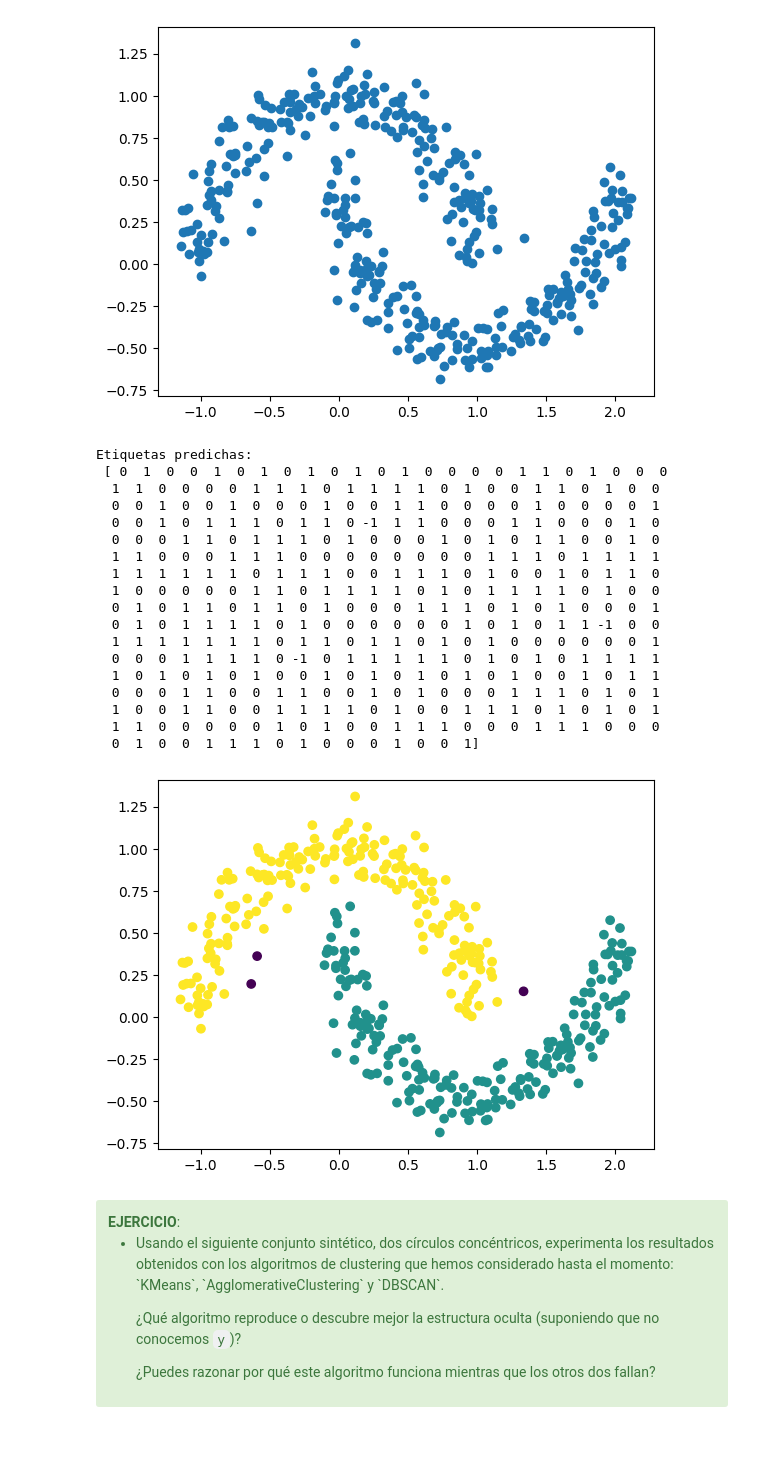
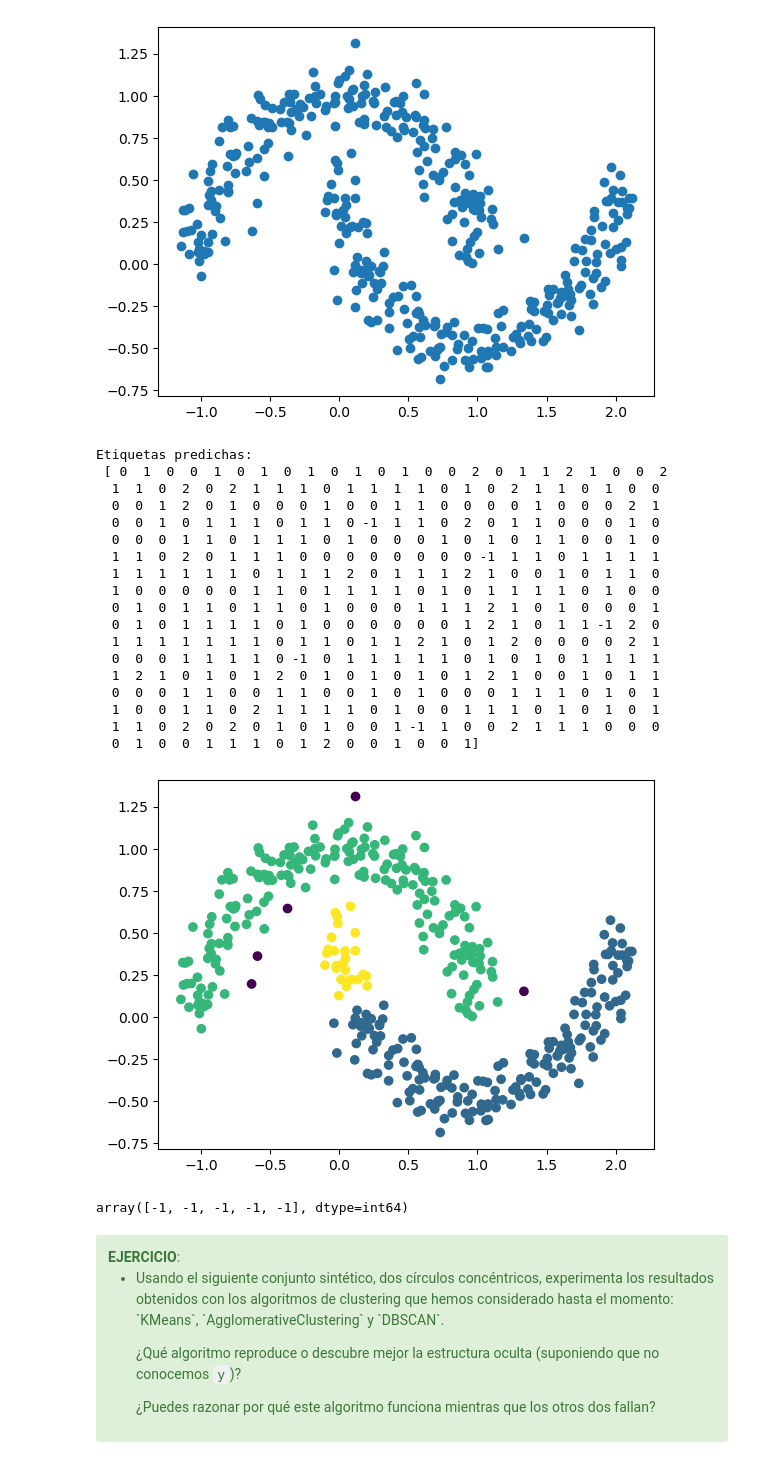
Before and after one commit to Wilsonsr/Metodos-Estadisticos, a Jupyter notebook: CUADERNOS/DBSCAN.ipynb, the cells around one changed output. Cells and saved outputs as stored; diff of their text form; code cells hidden in the pictures.

```diff
--- a/CUADERNOS/DBSCAN.ipynb
+++ b/CUADERNOS/DBSCAN.ipynb
@@ -99,35 +99,41 @@ plt.show()
 [figure]
 # %%
 from sklearn.cluster import DBSCAN
+## CREAR EL ALGORITMO
+db = DBSCAN(eps=0.15,
+            min_samples=5,
+            metric='euclidean')
 
-db = DBSCAN(eps=0.2,
-            min_samples=10,
-            metric='euclidean')
+#### eNTRENARLO
 prediction = db.fit_predict(X)
 
 print("Etiquetas predichas:\n", prediction)
 
 plt.scatter(X[:, 0], X[:, 1], c=prediction);
 # %% [output]
 Etiquetas predichas:
- [ 0  1  0  0  1  0  1  0  1  0  1  0  1  0  0  0  0  1  1  0  1  0  0  0
-  1  1  0  0  0  0  1  1  1  0  1  1  1  1  0  1  0  0  1  1  0  1  0  0
-  0  0  1  0  0  1  0  0  0  1  0  0  1  1  0  0  0  0  1  0  0  0  0  1
-  0  0  1  0  1  1  1  0  1  1  0 -1  1  1  0  0  0  1  1  0  0  0  1  0
+ [ 0  1  0  0  1  0  1  0  1  0  1  0  1  0  0  2  0  1  1  2  1  0  0  2
+  1  1  0  2  0  2  1  1  1  0  1  1  1  1  0  1  0  2  1  1  0  1  0  0
+  0  0  1  2  0  1  0  0  0  1  0  0  1  1  0  0  0  0  1  0  0  0  2  1
+  0  0  1  0  1  1  1  0  1  1  0 -1  1  1  0  2  0  1  1  0  0  0  1  0
   0  0  0  1  1  0  1  1  1  0  1  0  0  0  1  0  1  0  1  1  0  0  1  0
-  1  1  0  0  0  1  1  1  0  0  0  0  0  0  0  0  1  1  1  0  1  1  1  1
-  1  1  1  1  1  1  0  1  1  1  0  0  1  1  1  0  1  0  0  1  0  1  1  0
+  1  1  0  2  0  1  1  1  0  0  0  0  0  0  0  0 -1  1  1  0  1  1  1  1
+  1  1  1  1  1  1  0  1  1  1  2  0  1  1  1  2  1  0  0  1  0  1  1  0
   1  0  0  0  0  0  1  1  0  1  1  1  1  0  1  0  1  1  1  1  0  1  0  0
-  0  1  0  1  1  0  1  1  0  1  0  0  0  1  1  1  0  1  0  1  0  0  0  1
-  0  1  0  1  1  1  1  0  1  0  0  0  0  0  0  1  0  1  0  1  1 -1  0  0
-  1  1  1  1  1  1  1  0  1  1  0  1  1  0  1  0  1  0  0  0  0  0  0  1
+  0  1  0  1  1  0  1  1  0  1  0  0  0  1  1  1  2  1  0  1  0  0  0  1
+  0  1  0  1  1  1  1  0  1  0  0  0  0  0  0  1  2  1  0  1  1 -1  2  0
+  1  1  1  1  1  1  1  0  1  1  0  1  1  2  1  0  1  2  0  0  0  0  2  1
   0  0  0  1  1  1  1  0 -1  0  1  1  1  1  1  0  1  0  1  0  1  1  1  1
-  1  0  1  0  1  0  1  0  0  1  0  1  0  1  0  1  0  1  0  0  1  0  1  1
+  1  2  1  0  1  0  1  2  0  1  0  1  0  1  0  1  2  1  0  0  1  0  1  1
   0  0  0  1  1  0  0  1  1  0  0  1  0  1  0  0  0  1  1  1  0  1  0  1
-  1  0  0  1  1  0  0  1  1  1  1  0  1  0  0  1  1  1  0  1  0  1  0  1
-  1  1  0  0  0  0  0  1  0  1  0  0  1  1  1  0  0  0  1  1  1  0  0  0
-  0  1  0  0  1  1  1  0  1  0  0  0  1  0  0  1]
+  1  0  0  1  1  0  2  1  1  1  1  0  1  0  0  1  1  1  0  1  0  1  0  1
+  1  1  0  2  0  2  0  1  0  1  0  0  1 -1  1  0  0  2  1  1  1  0  0  0
+  0  1  0  0  1  1  1  0  1  2  0  0  1  0  0  1]
-[figure, old version]
+[figure, new version]
+# %%
+prediction[prediction==-1]
+# %% [output]
+array([-1, -1, -1, -1, -1], dtype=int64)
 # %% [markdown]
 <div class="alert alert-success">
     <b>EJERCICIO</b>:
```
Also changed, not shown: parts of 19 cells of this notebook.
